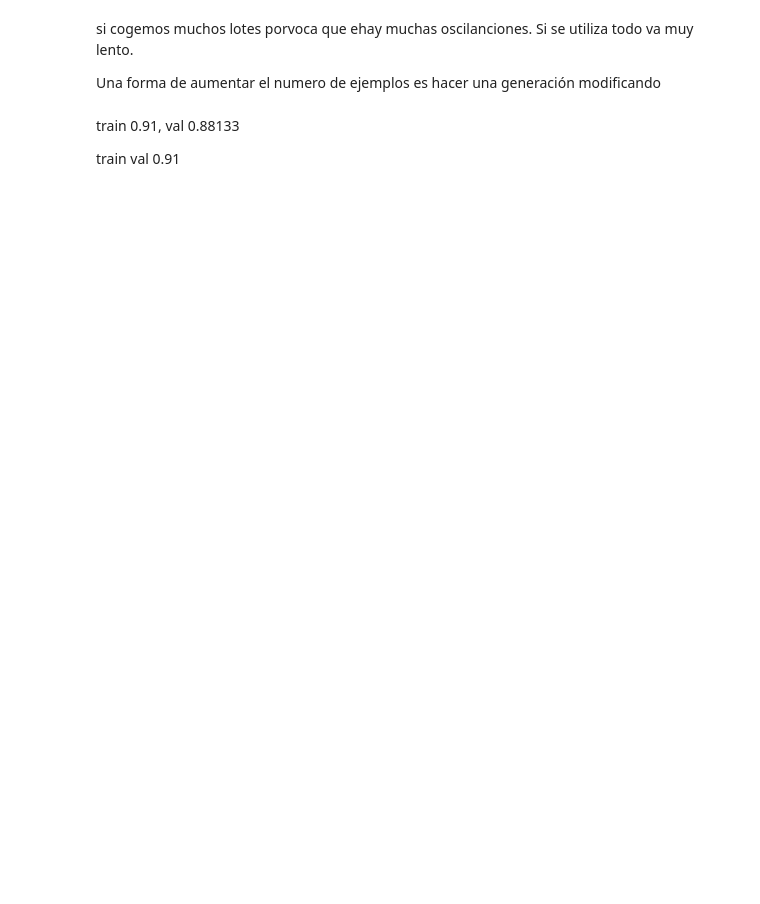
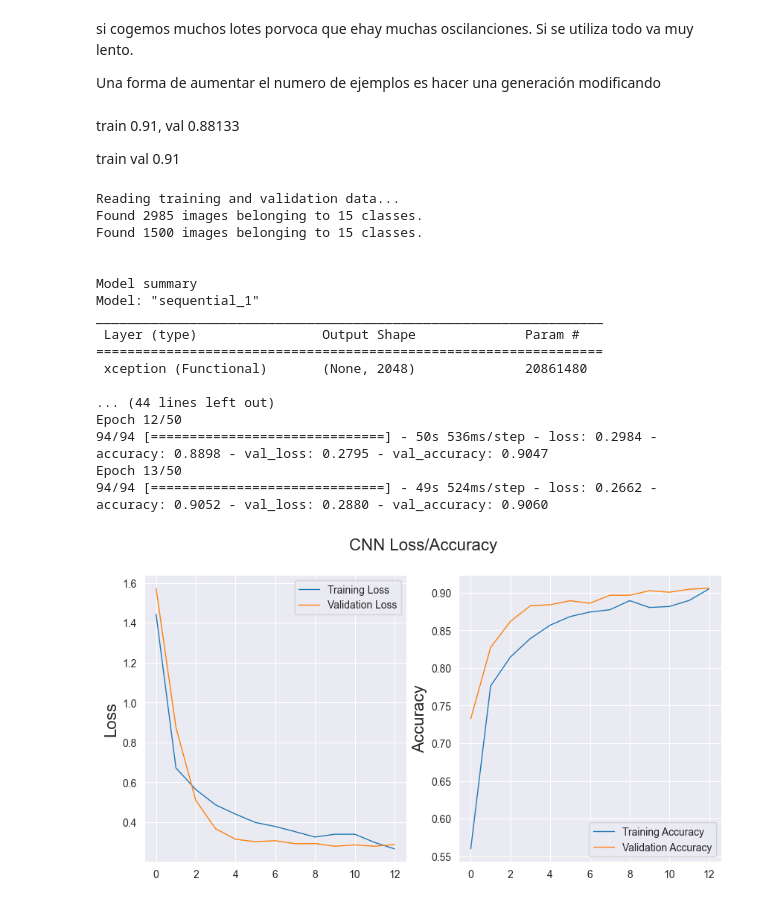
Before and after one commit to dieguisgs/ml2-deep-learning, a Jupyter notebook: 2-CNN.ipynb, the cells around one changed output. Saved outputs shown, nothing was run; the diff lists cells and outputs as text; code cells hidden in the pictures; blank space fills up the shorter version.

```diff
--- a/2-CNN.ipynb
+++ b/2-CNN.ipynb
@@ -104,3 +145,35 @@ Una forma de aumentar el numero de ejemplos es hacer una generación modificando
 train 0.91, val 0.88133
 
  train   val 0.91
+# %%
+cnn_2 = CNN(base_model='Xception',model_name='xception_1')
+
+cnn_2.add(tf.keras.layers.Dense(1024/2, activation='relu'))
+cnn_2.add(tf.keras.layers.BatchNormalization())
+cnn_2.add(tf.keras.layers.Dropout(0.15))
+cnn_2.add(tf.keras.layers.Dense(1024/2, activation='relu'))
+cnn_2.add(tf.keras.layers.BatchNormalization())
+cnn_2.add(tf.keras.layers.Dropout(0.15))
+cnn_2.add(tf.keras.layers.Dense(15, activation='softmax'))
+
+cnn_2.train(training_dir, validation_dir, epochs=50, early_stopping_patience=3)
+cnn_2.save()
+# %% [output]
+Reading training and validation data...
+Found 2985 images belonging to 15 classes.
+Found 1500 images belonging to 15 classes.
+
+
+Model summary
+Model: "sequential_1"
+_________________________________________________________________
+ Layer (type)                Output Shape              Param #
+=================================================================
+ xception (Functional)       (None, 2048)              20861480
+
+... (44 lines left out)
+Epoch 12/50
+94/94 [==============================] - 50s 536ms/step - loss: 0.2984 - accuracy: 0.8898 - val_loss: 0.2795 - val_accuracy: 0.9047
+Epoch 13/50
+94/94 [==============================] - 49s 524ms/step - loss: 0.2662 - accuracy: 0.9052 - val_loss: 0.2880 - val_accuracy: 0.9060
+[figure, added]
```
Also changed, not shown: parts of 108 cells of this notebook, 4 other files.
